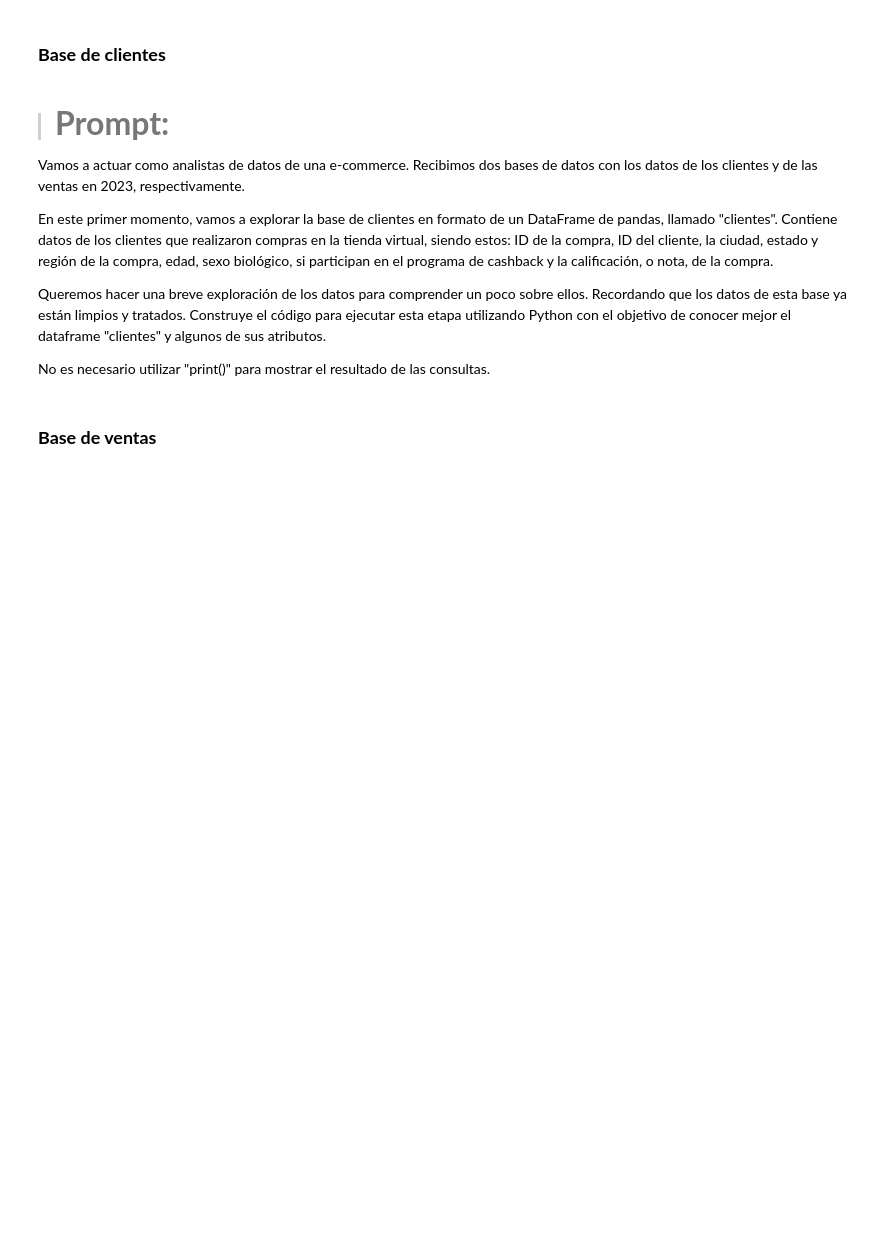
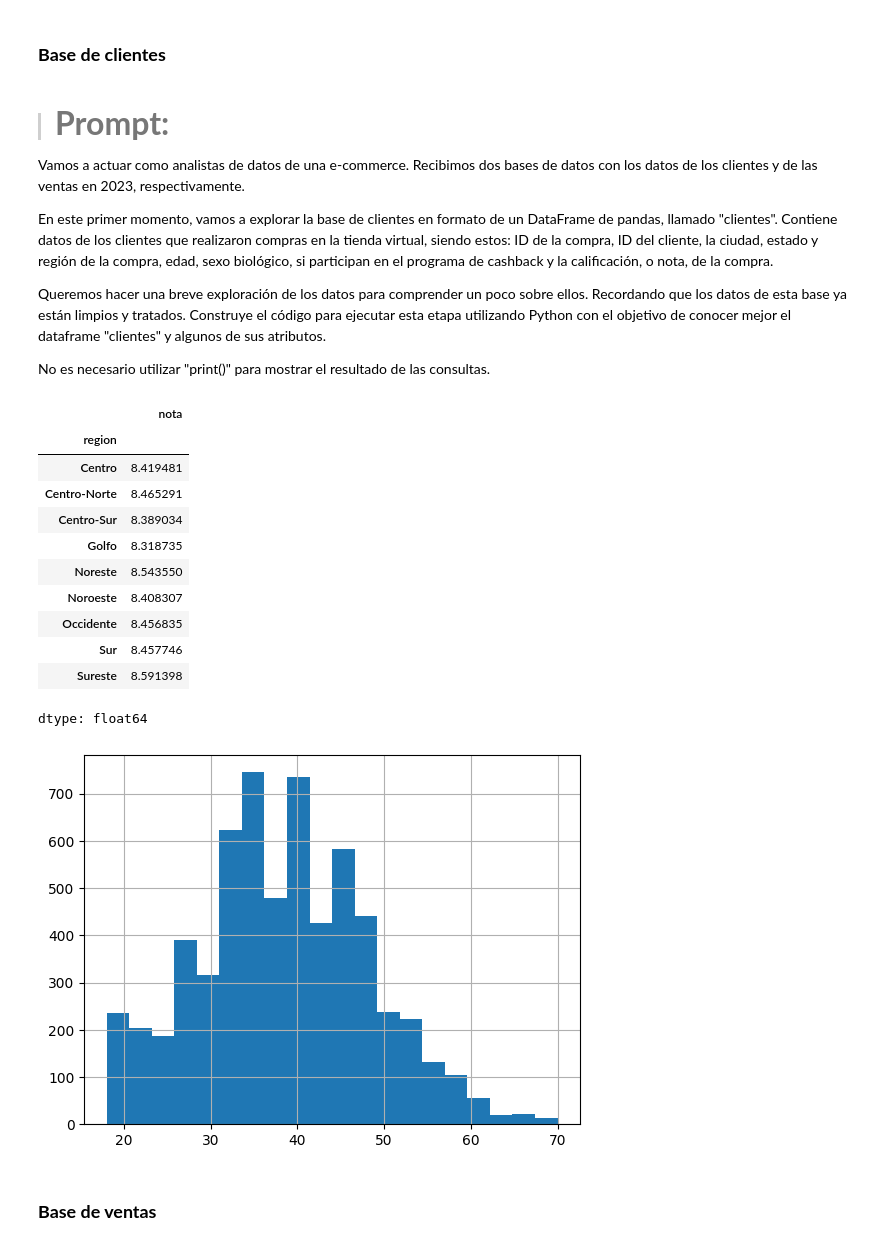
Before and after one commit to Goyo0117970/IA-en-la-ciencia-de-datos, a Jupyter notebook: IA_aplicada_a_ciencia_de_datos.ipynb, the cells around one changed output. Saved outputs shown, nothing was run; the diff lists cells and outputs as text; code cells hidden in the pictures; blank space fills up the shorter version.

```diff
--- a/IA_aplicada_a_ciencia_de_datos.ipynb
+++ b/IA_aplicada_a_ciencia_de_datos.ipynb
@@ -97,6 +97,49 @@ En este primer momento, vamos a explorar la base de clientes en formato de un Da
 Queremos hacer una breve exploración de los datos para comprender un poco sobre ellos. Recordando que los datos de esta base ya están limpios y tratados. Construye el código para ejecutar esta etapa utilizando Python con el objetivo de conocer mejor el dataframe "clientes" y algunos de sus atributos.
 
 No es necesario utilizar "print()" para mostrar el resultado de las consultas.
+# %%
+# Estadísticas descriptivas para columnas numéricas (como edad y calificación)
+clientes.describe()
+
+# Verificar columnas categóricas y la cantidad de valores únicos
+clientes['sexo_biologico'].value_counts()
+clientes['ciudad'].nunique()
+clientes['estado'].nunique()
+clientes['region'].value_counts()
+clientes['cashback'].value_counts()
+
+# Verificar la distribución de edades
+clientes['edad'].hist(bins=20)
+
+# Distribución de calificaciones de las compras
+clientes['nota'].value_counts().sort_index()
+
+# Verificar si hay IDs duplicados en clientes o compras
+clientes['ID_cliente'].duplicated().sum()
+clientes['ID_compra'].duplicated().sum()
+
+# Cruce entre participación en cashback y sexo biológico
+pd.crosstab(clientes['cashback'], clientes['sexo_biologico'])
+
+# Edad promedio por región
+clientes.groupby('region')['edad'].mean()
+
+# Calificación promedio por región
+clientes.groupby('region')['nota'].mean()
+# %% [output]
+|  | nota |
+| region |  |
+| Centro | 8.419481 |
+| Centro-Norte | 8.465291 |
+| Centro-Sur | 8.389034 |
+| Golfo | 8.318735 |
+| Noreste | 8.543550 |
+| Noroeste | 8.408307 |
+| Occidente | 8.456835 |
+| Sur | 8.457746 |
+| Sureste | 8.591398 |
+dtype: float64
+[figure, added]
 # %% [markdown]
 ### **Base de ventas**
 # %% [markdown]
```
Also changed, not shown: parts of 12 cells of this notebook.
